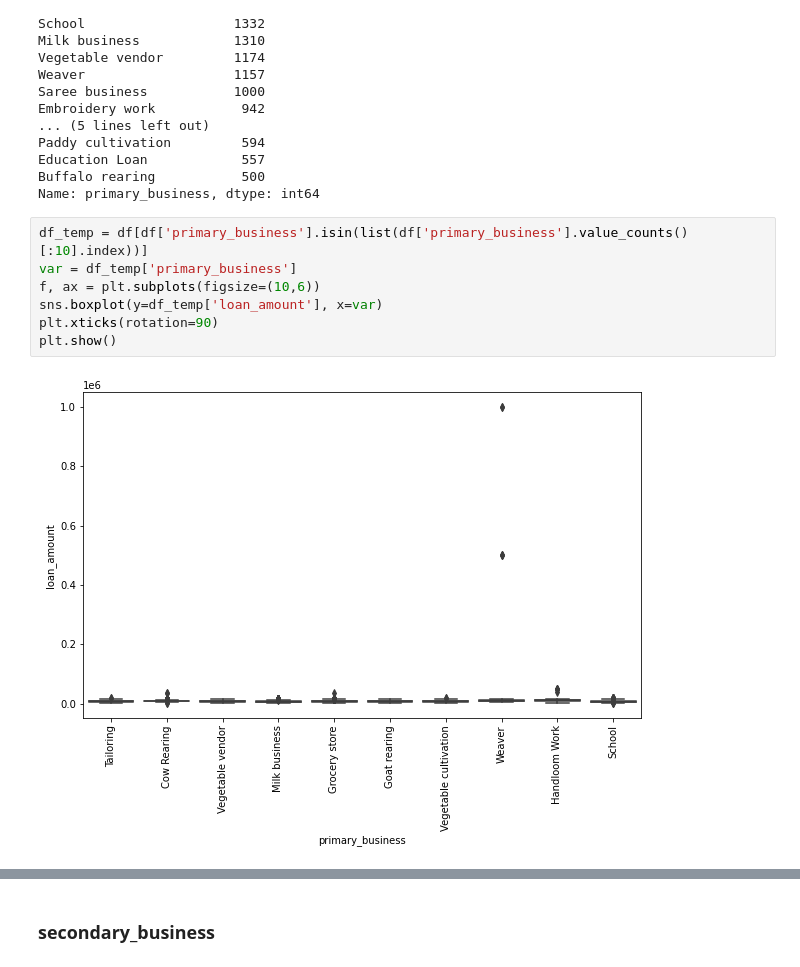
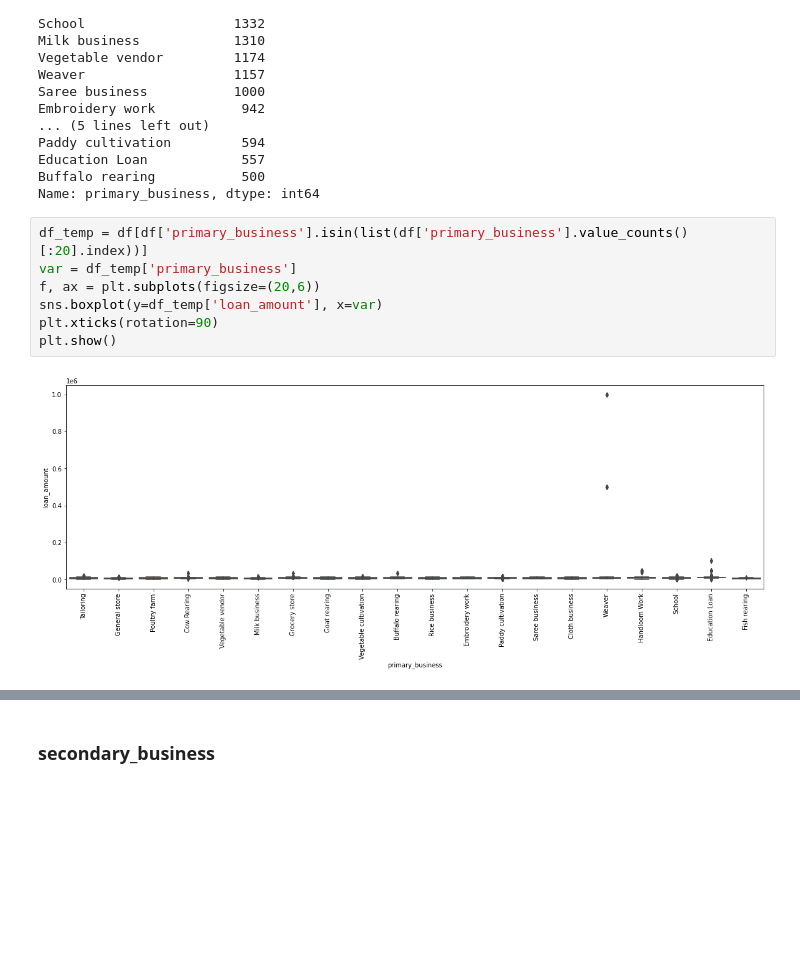
Before and after one commit to ck-unifr/loan_amount_prediction, a Jupyter notebook: loan_amount_prediction.ipynb, the cells around one changed output, grey strips where cells are left out. Cells and saved outputs as stored; diff of their text form; blank space fills up the shorter version.

```diff
--- a/loan_amount_prediction.ipynb
+++ b/loan_amount_prediction.ipynb
@@ -670,12 +688,12 @@ Education Loan            557
 Buffalo rearing           500
 Name: primary_business, dtype: int64
 # %%
-df_temp = df[df['primary_business'].isin(list(df['primary_business'].value_counts()[:10].index))]
+df_temp = df[df['primary_business'].isin(list(df['primary_business'].value_counts()[:20].index))]
 var = df_temp['primary_business']
-f, ax = plt.subplots(figsize=(10,6))
+f, ax = plt.subplots(figsize=(20,6))
 sns.boxplot(y=df_temp['loan_amount'], x=var)
 plt.xticks(rotation=90)
 plt.show()
 # %% [output]
-[figure, old version]
+[figure, new version]
 # %%
```
Also changed, not shown: parts of 20 cells of this notebook.
